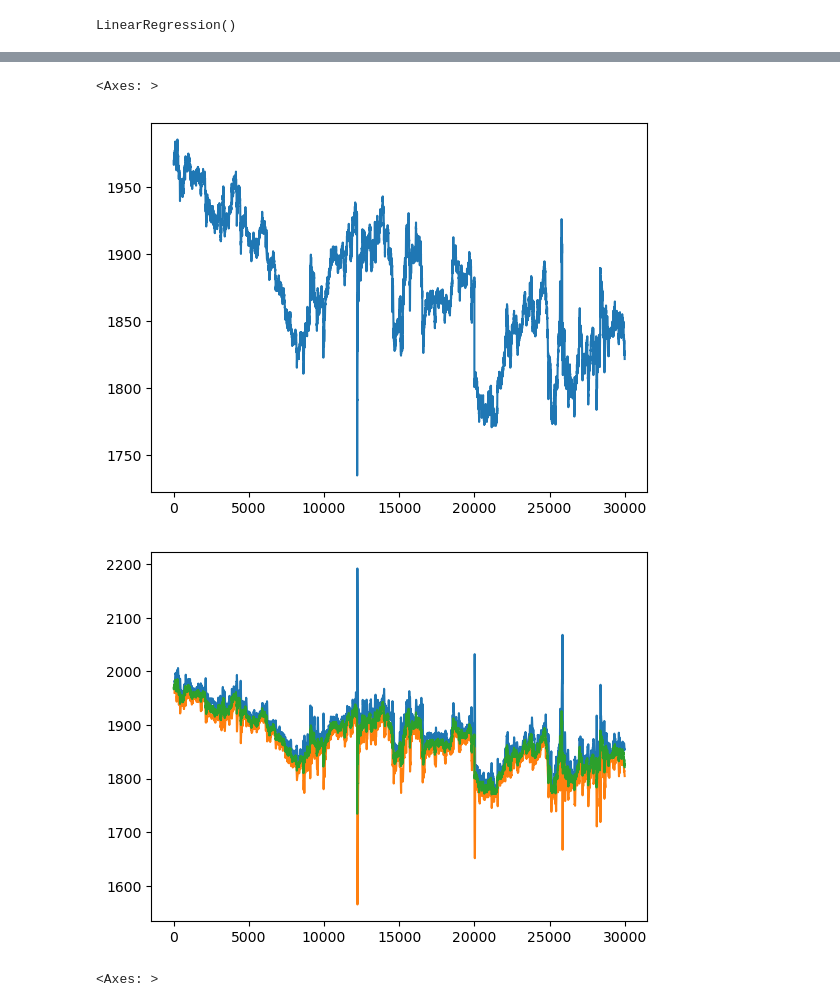
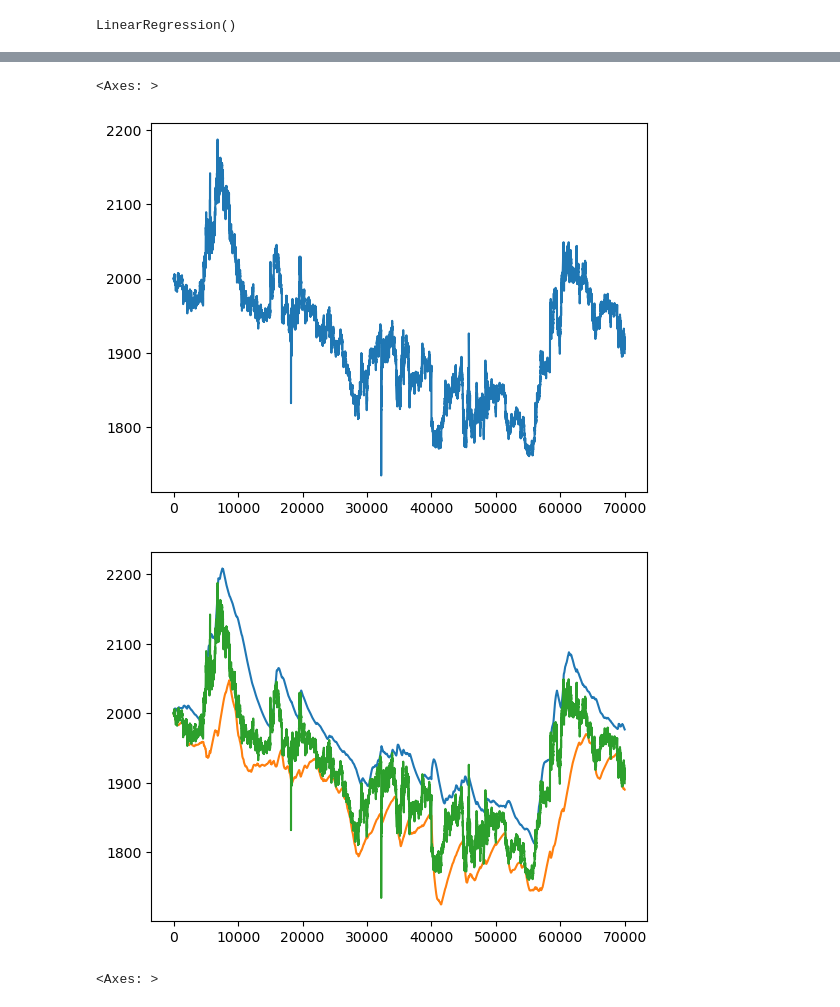
Before and after one commit to Edwin-yin/imc-prosperity-2, a Jupyter notebook: round3_new/ink-research.ipynb, the cells around one changed output, grey strips where cells are left out. Drawn from its saved outputs; the diff is of its cells as text; code cells hidden in the pictures.

```diff
--- a/round3_new/ink-research.ipynb
+++ b/round3_new/ink-research.ipynb
@@ -5,7 +5,7 @@ import numpy as np
 # %% [markdown]
 Research on reversion of Kelp
 # %%
-for i, day in enumerate([0, 1, 2]):
+for i, day in enumerate([-2, -1, 0, 1, 2, 3, 4]):
     file_name = f"../round3_new/round-3-island-data-bottle/prices_round_3_day_{day}.csv"
     df_tmp = pd.read_csv(file_name, sep=';')
     df_tmp['day'] = day
@@ -116,18 +116,18 @@ plt.show()
 df_kelp['filtered_mid'].plot()
 # %% [output]
 <Axes: >
-[figure, old version]
+[figure, new version]
 # %%
-window = 50
-thres = 5
-theo = df_kelp['filtered_mid'].rolling(window=window).mean()
-std = df_kelp['filtered_mid'].rolling(window=window).std()
+alpha = 0.001
+thres = 2
+theo = df_kelp['filtered_mid'].ewm(alpha=alpha).mean()
+std = df_kelp['filtered_mid'].ewm(alpha=alpha).std()
 plt.plot(theo + thres * std, label='Upper Band')
 plt.plot(theo - thres * std, label='Lower Band')
 plt.plot(df_kelp['filtered_mid'], label='Filtered Mid Price')
 plt.show()
 # %% [output]
-[figure, old version]
+[figure, new version]
 # %%
 df_kelp['filtered_mid'].pct_change().abs().plot()
 # %% [output]
```
Also changed, not shown: parts of 7 cells of this notebook, 19 other files.
